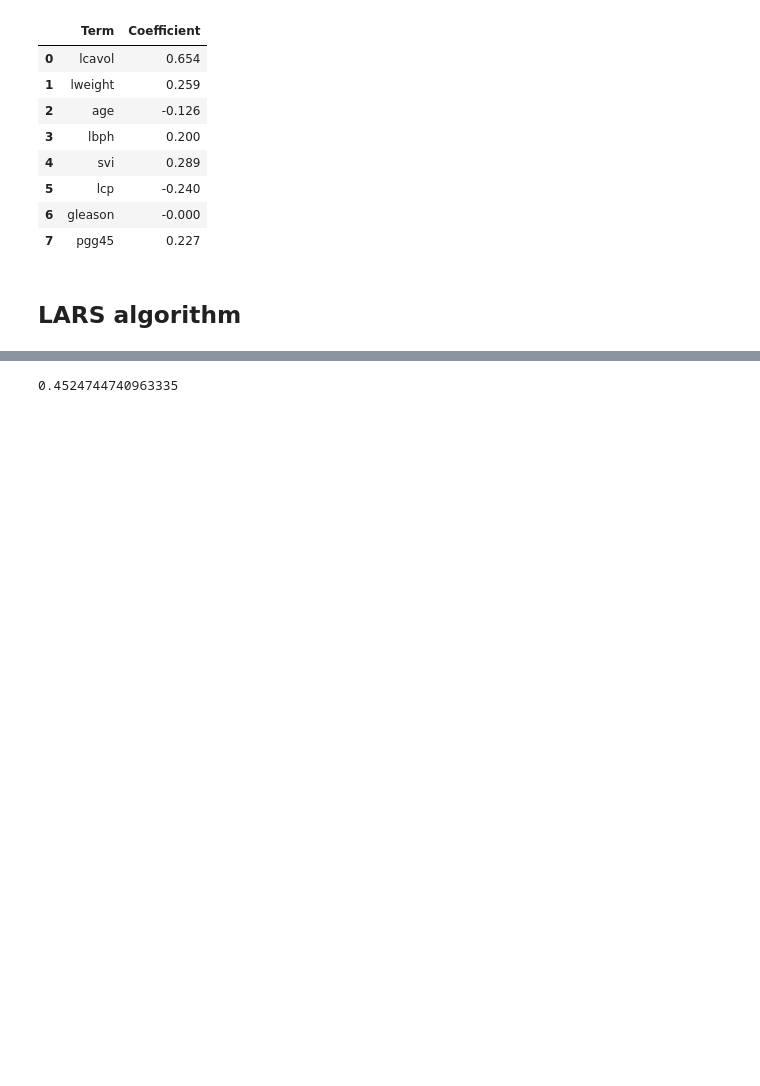
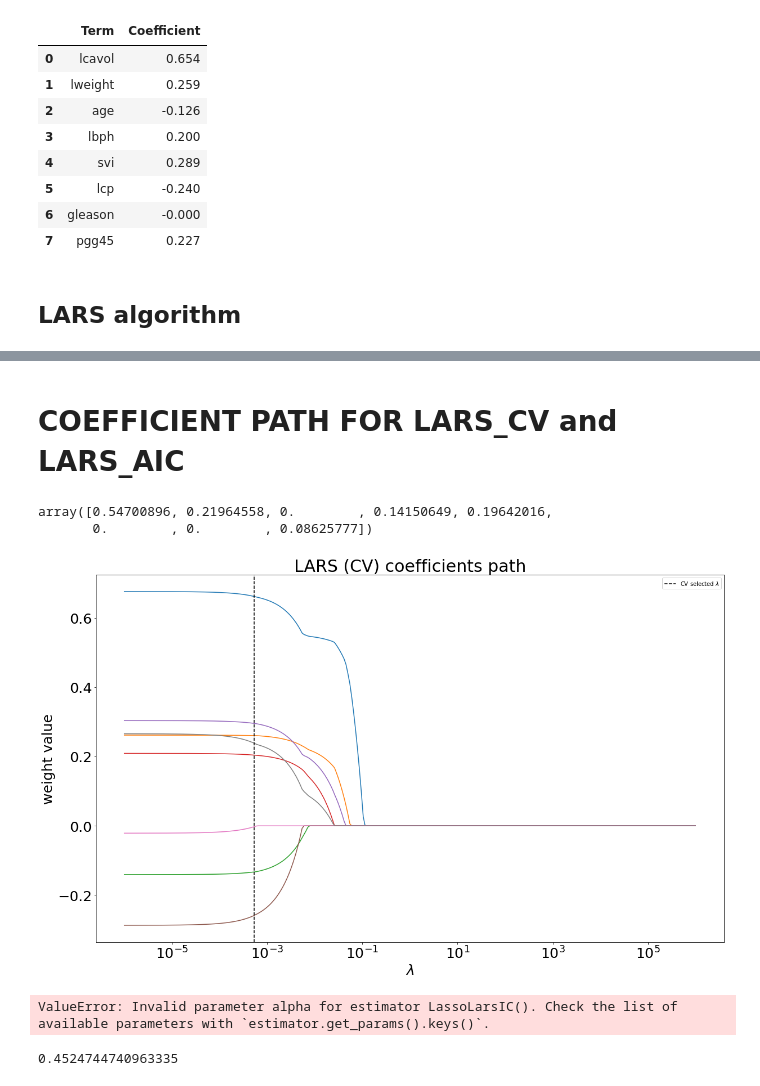
Before and after one commit to s6emschw/RM-project, a Jupyter notebook: Real_data_application.ipynb, the cells around one changed output, grey strips where cells are left out. Saved outputs shown, nothing was run; the diff lists cells and outputs as text; code cells hidden in the pictures; blank space fills up the shorter version.

```diff
--- a/Real_data_application.ipynb
+++ b/Real_data_application.ipynb
@@ -505,0 +517,29 @@ Lasso(alpha=0.004582700457631942)
+# %% [markdown]
+# COEFFICIENT PATH FOR LARS_CV and LARS_AIC
+# %%
+coef_lasso = []
+err_lasso = []
+for a in alphas:
+    lasso = LassoLars(alpha=a)
+    lasso.fit(X_train, y_train)
+    coef_lasso.append(lasso.coef_)
+    y_pred = lasso.predict(X_test)
+    lasso_error = np.mean((y_pred - y_test) ** 2)
+    err_lasso.append(lasso_error)
+# %%
+lasso.coef_
+# %% [output]
+array([0.54700896, 0.21964558, 0.        , 0.14150649, 0.19642016,
+       0.        , 0.        , 0.08625777])
+# %%
+train_scores, val_scores = validation_curve(LassoLars(),
+                                  X_train, y_train, param_name="alpha", param_range=alphas,
+                                  cv=10, scoring='neg_mean_squared_error')
+train_scores = -(train_scores)
+val_scores = -(val_scores)
+val_mean = np.mean(val_scores, axis=1)
+val_std = np.std(val_scores, axis=1)
+# %%
+plot_paths(alphas, val_mean, coef_lasso, 'LARS (CV)')
+# %% [output]
+[figure, added]
@@ -505,0 +556,10 @@ Lasso(alpha=0.004582700457631942)
+# %%
+train_scores, val_scores = validation_curve(LassoLarsIC(criterion='aic'),
+                                  X_train, y_train, param_name="alpha", param_range=alphas,
+                                  cv=10, scoring='neg_mean_squared_error')
+train_scores = -(train_scores)
+val_scores = -(val_scores)
+val_mean = np.mean(val_scores, axis=1)
+val_std = np.std(val_scores, axis=1)
+# %% [output]
+ValueError: Invalid parameter alpha for estimator LassoLarsIC(). Check the list of available parameters with `estimator.get_params().keys()`.
```
Also changed, not shown: parts of 15 cells of this notebook.
